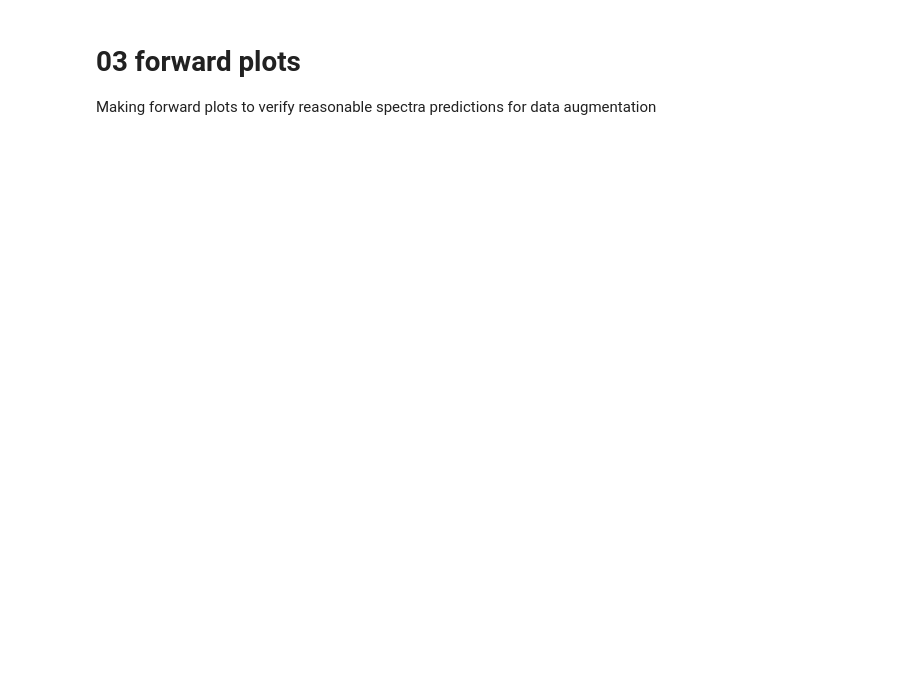
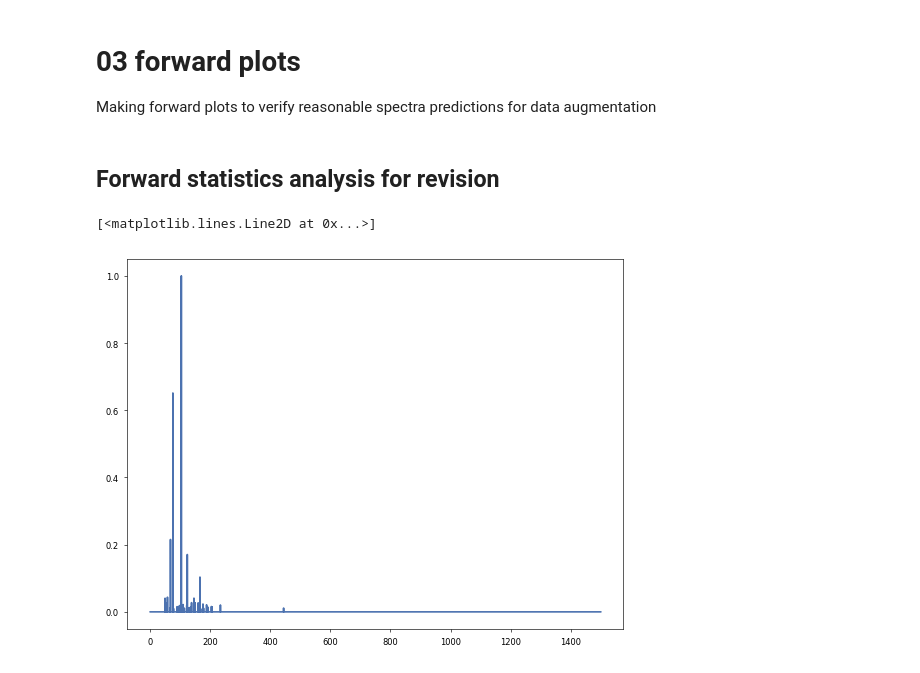
Before and after one commit to samgoldman97/mist, a Jupyter notebook: notebooks/03_forward_plots.ipynb, the cells around one changed output. Cells and saved outputs as stored; diff of their text form; code cells hidden in the pictures; blank space fills up the shorter version.

Commit message:
Revisions

```diff
--- a/notebooks/03_forward_plots.ipynb
+++ b/notebooks/03_forward_plots.ipynb
@@ -137,3 +138,5 @@ ax.set_ylabel("Intensity")
 ax.set_ylim([0,1.5])
 ax.set_title(f"Spectra: {spec_name}")
 plt.savefig(res_dir / f"{spec_name}_out_spec.pdf", bbox_inches="tight")
+# %% [markdown]
+## Forward statistics analysis for revision
@@ -139,0 +161,34 @@ plt.savefig(res_dir / f"{spec_name}_out_spec.pdf", bbox_inches="tight")
+# %%
+num_bins, upper_limit = 15000, 1500
+def process_spec_file(
+    spec_name, num_bins: int = num_bins, upper_limit: int = upper_limit
+):
+    """process_spec_file."""
+
+    # Hack for directory..
+    spec_file = f"../{spec_name_to_tsv.get(spec_name)}"
+    if spec_file is None:
+        return None
+
+    spec_tbl = pd.read_csv(spec_file, sep="\t")
+    if (spec_tbl["intensity"].max() == 0) or len(spec_tbl) == 0:
+        return None
+
+    formulae, inten = zip(*spec_tbl[["formula", "intensity"]].values)
+    masses = [utils.formula_mass(i) for i in formulae]
+
+    # Shape 1 x num peaks x 2
+    spectrum = np.vstack([masses, inten]).transpose(1, 0)[None, :, :]
+    binned = utils.bin_spectra(spectrum, num_bins, upper_limit)
+    normed = utils.norm_spectrum(binned)
+    avged = normed.mean(0)
+    return avged
+
+spec_outputs = utils.chunked_parallel(
+    test_names,
+    process_spec_file,
+    chunks=100,
+    max_cpu=10,
+    timeout=4000,
+    max_retries=3,
+)
@@ -139,0 +197,6 @@ plt.savefig(res_dir / f"{spec_name}_out_spec.pdf", bbox_inches="tight")
+# %%
+bins = np.linspace(0,1500,15000)
+plt.plot(bins, spec_outputs[0])
+# %% [output]
+[<matplotlib.lines.Line2D at 0x...>]
+[figure, added]
```
Also changed, not shown: parts of 5 cells of this notebook, 44 other files.
